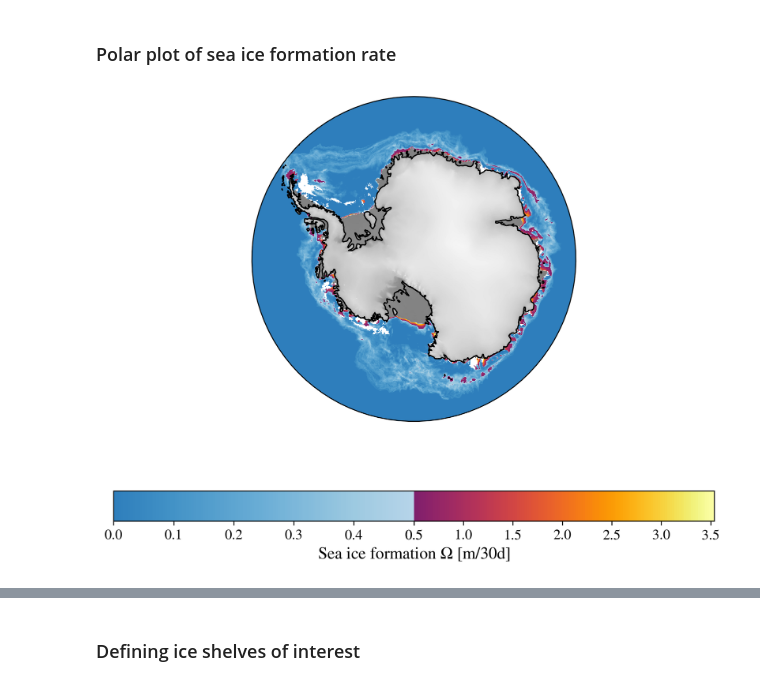
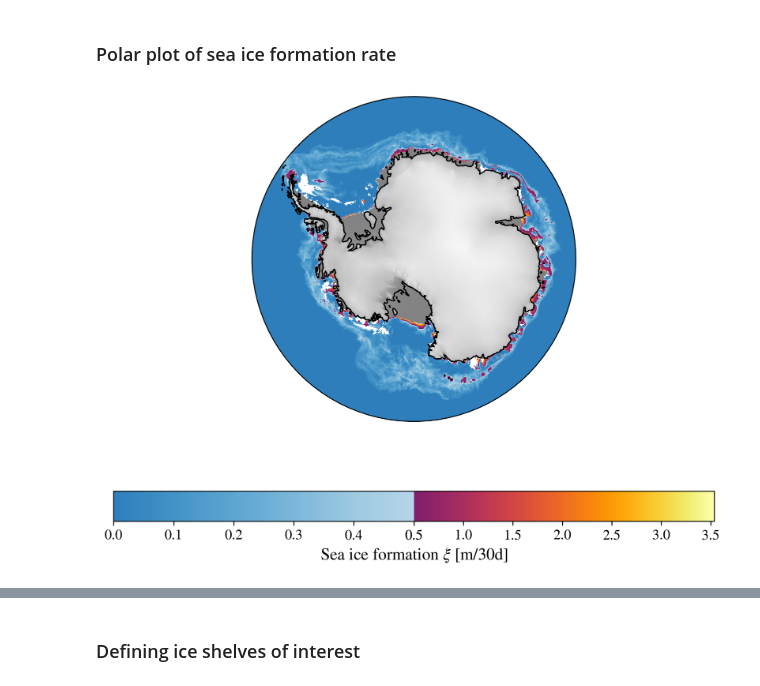
Before and after one commit to lsaddier/Low-Dimensionnal-Model-2025, a Jupyter notebook: Figure1.ipynb, the cells around one changed output, grey strips where cells are left out. Saved outputs shown, nothing was run; the diff lists cells and outputs as text; code cells hidden in the pictures.

```diff
--- a/Figure1.ipynb
+++ b/Figure1.ipynb
@@ -94,35 +94,35 @@ def prepare_plot_SO(dpi, figsize=(9, 7), coastline=False):
 time = '2007-04-01T00:00:00.000000000' #selected month
 fig, ax = prepare_plot_SO(dpi = 300)
 
 cmap_bed = mcolors.ListedColormap(cm.binary(np.flip(np.linspace(0.025,0.5,100))))
 divnorm_bed= mcolors.TwoSlopeNorm(vmin=0., vcenter=500, vmax=np.nanmax(Bedmachine.surface.values))
 Bedmachine.surface.plot.pcolormesh(cmap=cmap_bed,add_colorbar=False, norm=divnorm_bed,shading='gouraud', infer_intervals=False)
 
 # Define the sea ice formation rate colormap
 colors1 = plt.cm.Blues_r(np.linspace(0.3, 0.7, 128))
 colors2 = plt.cm.inferno(np.linspace(0.35, 1, 128))
 colors = np.vstack((colors1, colors2))
 mymap = mcolors.LinearSegmentedColormap.from_list('my_colormap', colors)
 
 # plot sea ice formation rates from Nakata et al 2021
 divnorm=mcolors.TwoSlopeNorm(vmin=0., vcenter=0.5, vmax=np.nanmax(ice_prod_series["prod"].sel(time=time).values))
 levels = np.concatenate((np.linspace(0,0.5,6),np.linspace(0.5,3.5,7)))
 ice_prod_series["prod"].sel(time=time).plot.pcolormesh(ax=ax,
                                                        cmap=mymap, norm=divnorm,
-                                                       cbar_kwargs={'location': 'bottom', 'ticks': levels, 'label': 'Sea ice formation '+r'$\Omega$'+' [m/30d]'})
+                                                       cbar_kwargs={'location': 'bottom', 'ticks': levels, 'label': 'Sea ice formation '+r'$\xi$'+' [m/30d]'})
 
 # plot in white the masked data
 mask_nodata = np.isnan(ice_prod_series["prod"].sel(time=time))*(np.logical_not(np.isnan(ice_prod_mean["prod"].sel(time='2007-06-16'))))
 (mask_nodata).where(mask_nodata==True).plot.pcolormesh(add_colorbar=False,
                                                        cmap='binary',
                                                        vmin=1,vmax=100)
 
 ax.set_title(None)
 
 plt.savefig('Figures/Figure1/Antarctica.png', dpi=300)
 plt.show()
 # %% [output]
-[figure, old version]
+[figure, new version]
 # %%
 fig, ax = plt.subplots(figsize=(8, 1))
 fig.subplots_adjust(bottom=0.55)
```
Also changed, not shown: parts of 2 cells of this notebook, 4 other files.
